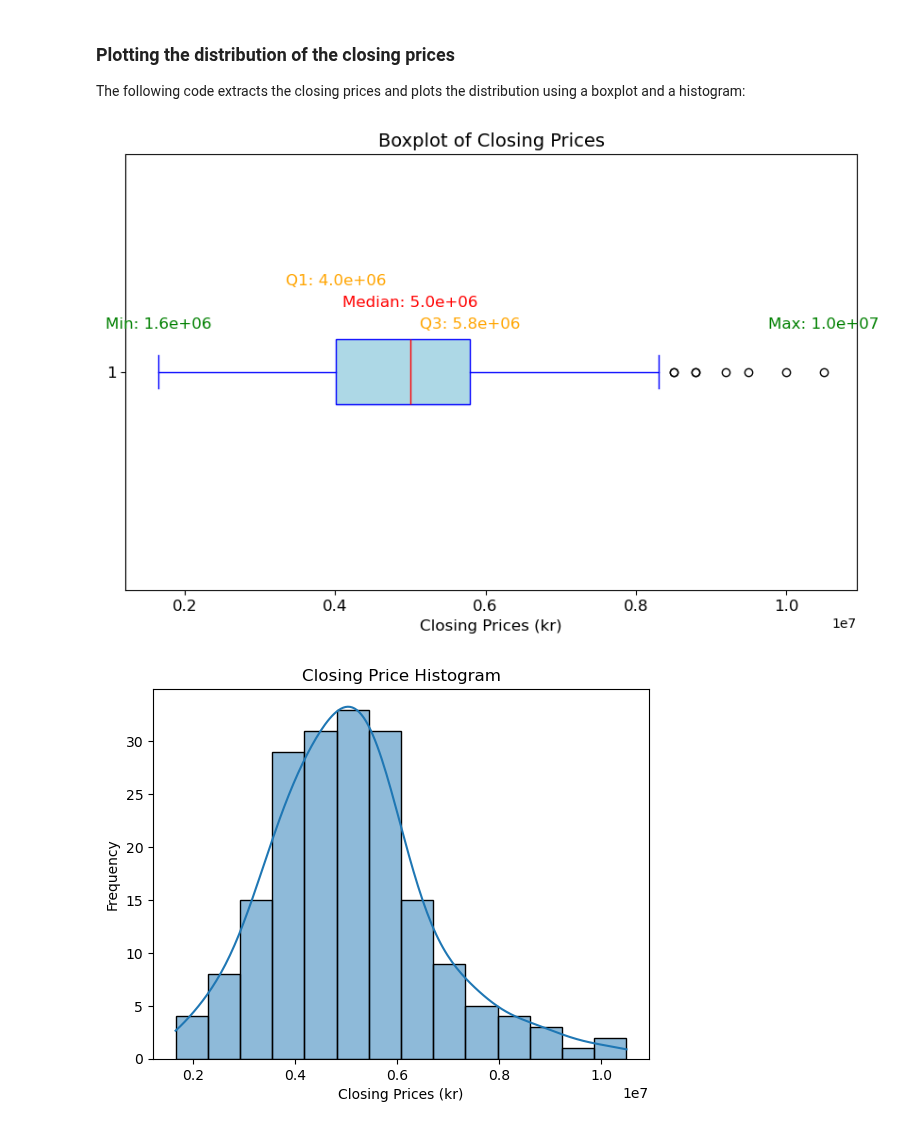
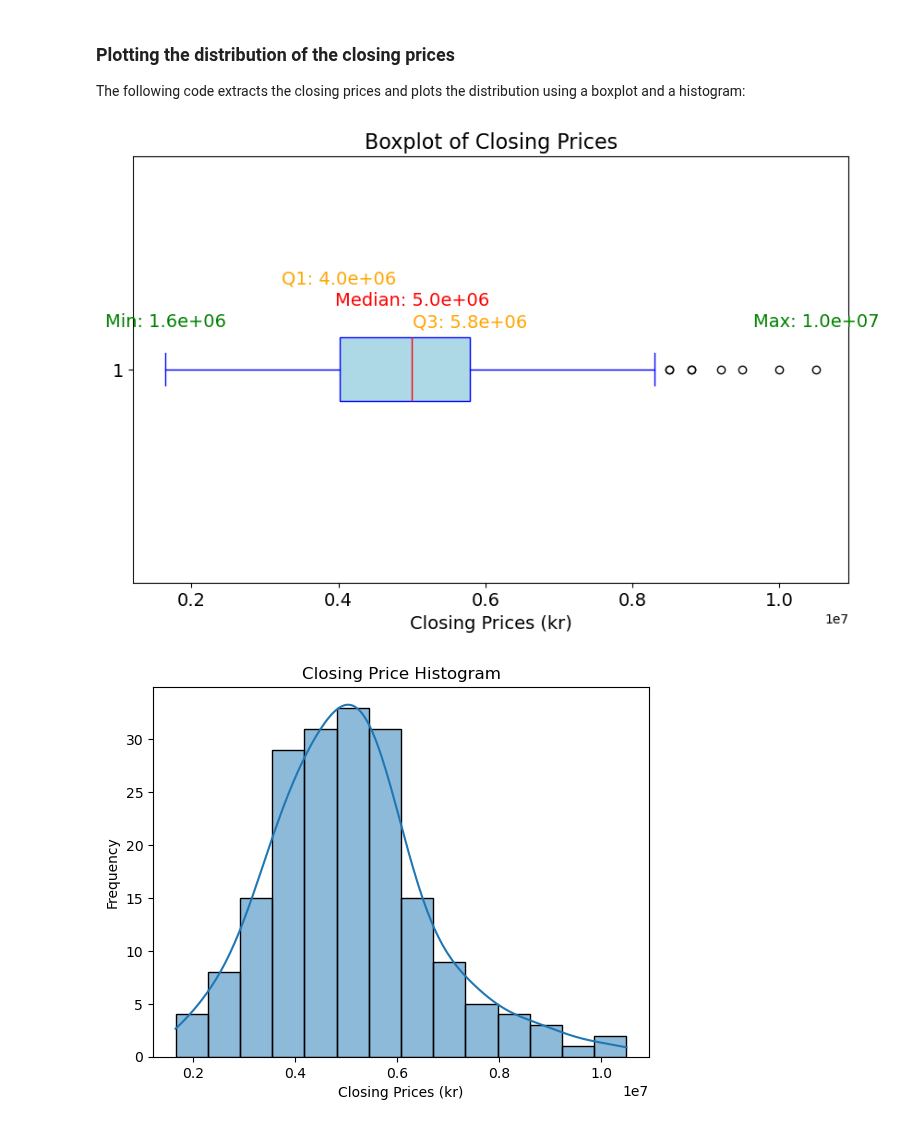
Before and after one commit to GiacomoGuidotto/DAT565, a Jupyter notebook: assignment-2/assignment-2.ipynb, the cells around one changed output. Saved outputs shown, nothing was run; the diff lists cells and outputs as text; code cells hidden in the pictures.

Commit message:
chore: increase boxplot font further

```diff
--- a/assignment-2/assignment-2.ipynb
+++ b/assignment-2/assignment-2.ipynb
@@ -285,37 +285,37 @@ closing_price_list = df["Closing Price (kr)"].dropna().tolist()
 # %%
 plt.figure(figsize=(10, 6))
 boxplot = plt.boxplot(
 	closing_price_list,
 	vert=False,
 	patch_artist=True,
 	boxprops=dict(facecolor='lightblue', color='blue'),
 	whiskerprops=dict(color='blue'),
 	capprops=dict(color='blue'),
 	medianprops=dict(color='red'),
 )
 
 # Calculate the five-number summary
 minimum = np.min(closing_price_list)
 maximum = np.max(closing_price_list)
 median = np.median(closing_price_list)
 q1 = np.percentile(closing_price_list, 25)
 q3 = np.percentile(closing_price_list, 75)
 
 # Annotate the five-number summary values
-plt.text(minimum, 1.1, f'Min: {minimum:.1e}', horizontalalignment='center', color='green', fontsize = 12)
-plt.text(q1, 1.2, f'Q1: {q1:.1e}', horizontalalignment='center', color='orange', fontsize = 12)
-plt.text(median, 1.15, f'Median: {median:.1e}', horizontalalignment='center', color='red', fontsize = 12)
-plt.text(q3, 1.1, f'Q3: {q3:.1e}', horizontalalignment='center', color='orange', fontsize = 12)
-plt.text(maximum, 1.1, f'Max: {maximum:.1e}', horizontalalignment='center', color='green', fontsize = 12)
+plt.text(minimum, 1.1, f'Min: {minimum:.1e}', horizontalalignment='center', color='green', fontsize = 14)
+plt.text(q1, 1.2, f'Q1: {q1:.1e}', horizontalalignment='center', color='orange', fontsize = 14)
+plt.text(median, 1.15, f'Median: {median:.1e}', horizontalalignment='center', color='red', fontsize = 14)
+plt.text(q3, 1.1, f'Q3: {q3:.1e}', horizontalalignment='center', color='orange', fontsize = 14)
+plt.text(maximum, 1.1, f'Max: {maximum:.1e}', horizontalalignment='center', color='green', fontsize = 14)
 
-plt.tick_params(axis='both', which='major', labelsize=12)
+plt.tick_params(axis='both', which='major', labelsize=14)
 plt.ticklabel_format(style='sci', axis='x', scilimits=(0, 0))
-plt.title("Boxplot of Closing Prices", fontsize = 14)
-plt.xlabel("Closing Prices (kr)", fontsize = 12)
+plt.title("Boxplot of Closing Prices", fontsize = 16)
+plt.xlabel("Closing Prices (kr)", fontsize = 14)
 
 plt.savefig("closing_prices_boxplot.png")
 # %% [output]
-[figure, old version]
+[figure, new version]
 # %%
 sns.histplot(closing_price_list, kde=True, bins=math.ceil(len(closing_price_list) ** 0.5))
 plt.title("Closing Price Histogram")
```
Also changed, not shown: 1 other file.
